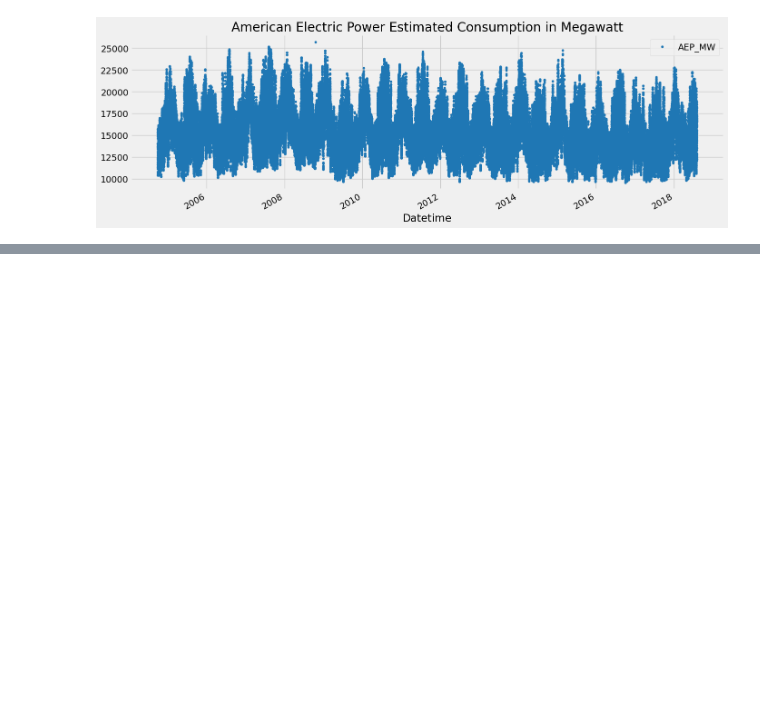
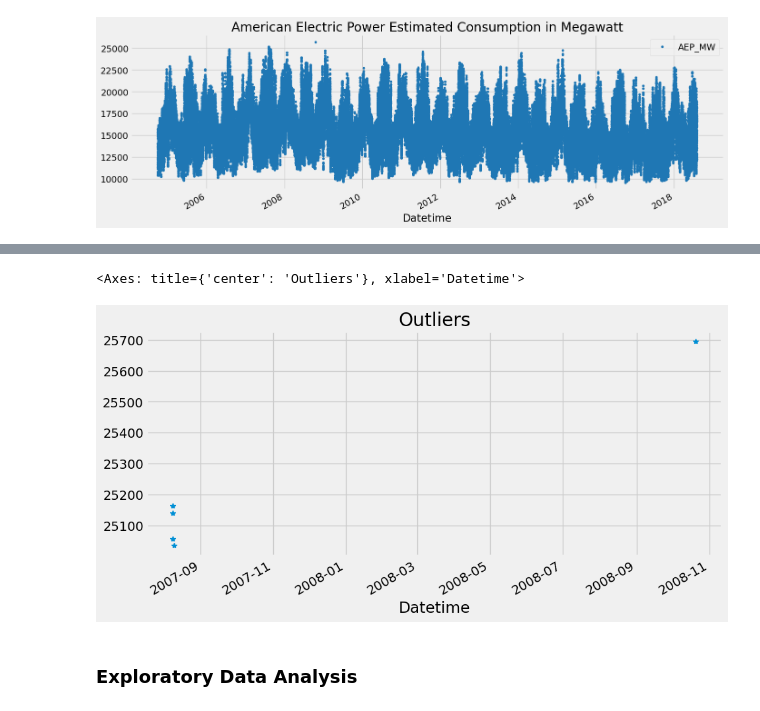
Before and after one commit to strigoimort/timeseries-forecasting-xgboost, a Jupyter notebook: timeseries.ipynb, the cells around one changed output, grey strips where cells are left out. Saved outputs shown, nothing was run; the diff lists cells and outputs as text; code cells hidden in the pictures; blank space fills up the shorter version.

```diff
--- a/timeseries.ipynb
+++ b/timeseries.ipynb
@@ -62,0 +51,5 @@ plt.show()
+# %%
+df.query('AEP_MW > 25000')['AEP_MW'].plot(style='*', figsize=(10,5), title='Outliers')
+# %% [output]
+<Axes: title={'center': 'Outliers'}, xlabel='Datetime'>
+[figure, added]
@@ -63,3 +58,5 @@ plt.show()
+# %% [markdown]
+### Exploratory Data Analysis
 # %%
 # Creating new columns
 df = df.copy()
```
Also changed, not shown: parts of 37 cells of this notebook, 5 other files.
